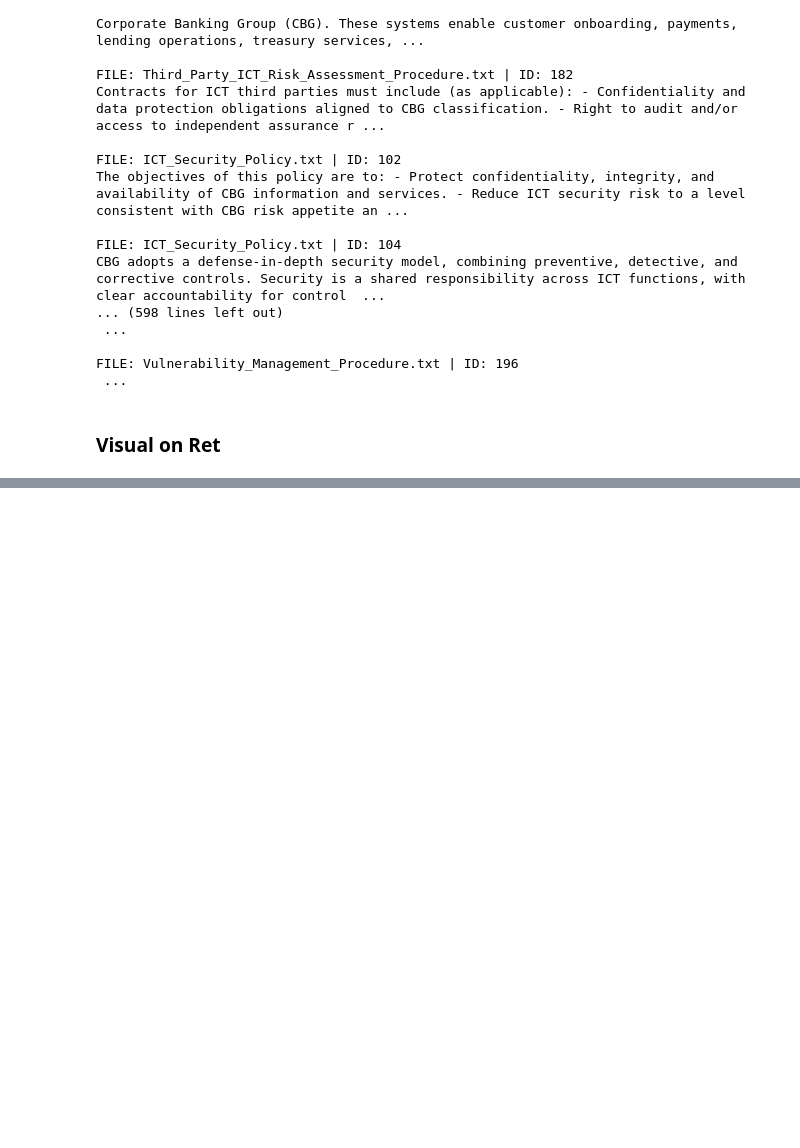
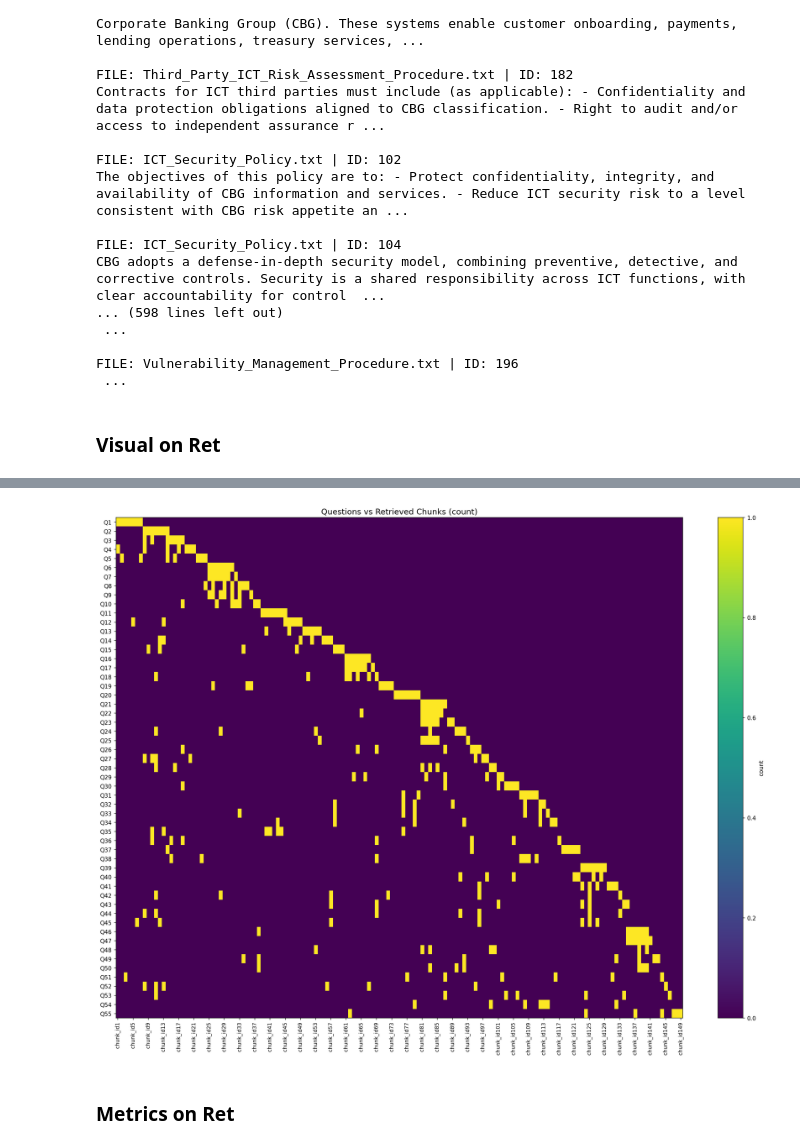
Before and after one commit to Sir-Cyborg/veritas-proj, a Jupyter notebook: visualization.ipynb, the cells around one changed output, grey strips where cells are left out. Drawn from its saved outputs; the diff is of its cells as text; code cells hidden in the pictures; blank space fills up the shorter version.

```diff
--- a/visualization.ipynb
+++ b/visualization.ipynb
@@ -279,0 +338,22 @@ gap top1-top2: 0.07596254348754883
+# %%
+import pandas as pd
+from collections import Counter
+
+rows = []
+
+for q in questions:
+    total_counts = Counter()
+
+    metas = retrieve(q)  # -> lista di dict (metadati)
+
+    files = [m["chunk_file"] for m in metas if "chunk_file" in m]
+    total_counts.update(files)  # accumula i conteggi
+
+    # riga: question + colonne dinamiche per ogni file
+    rows.append({"question": q, **dict(total_counts)})
+
+df_counts = pd.DataFrame(rows).fillna(0)
+file_cols = [c for c in df_counts.columns if c != "question"]
+df_counts[file_cols] = df_counts[file_cols].astype(int)
+
+df_counts.head()
@@ -279,0 +378,27 @@ gap top1-top2: 0.07596254348754883
+# %%
+import matplotlib.pyplot as plt
+import pandas as pd
+
+df_hm = df_counts.set_index("question").apply(pd.to_numeric, errors="coerce").fillna(0)
+
+n_rows, n_cols = df_hm.shape
+
+plt.figure(figsize=(22, max(6, n_rows * 0.35)), dpi=150)  # altezza proporzionale alle righe
+plt.imshow(df_hm.values, aspect="auto", interpolation="nearest")
+plt.colorbar(label="count")
+
+# Y: Q1..Qn
+plt.yticks(range(n_rows), [f"Q{i}" for i in range(1, n_rows+1)], fontsize=10)
+
+# X: chunk_id1..chunk_idN (diradate)
+step = max(1, n_cols // 30)
+x_ticks = list(range(0, n_cols, step))
+plt.xticks(x_ticks, [f"chunk_id{i+1}" for i in x_ticks], rotation=90, fontsize=9)
+
+plt.title("Questions vs Retrieved Chunks (count)", fontsize=14)
+plt.subplots_adjust(left=0.12, bottom=0.25)  # più spazio per label Y e X
+plt.show()
+# %% [output]
+[figure, added]
+# %% [markdown]
+### Metrics on Ret
```
Also changed, not shown: parts of 13 cells of this notebook.
